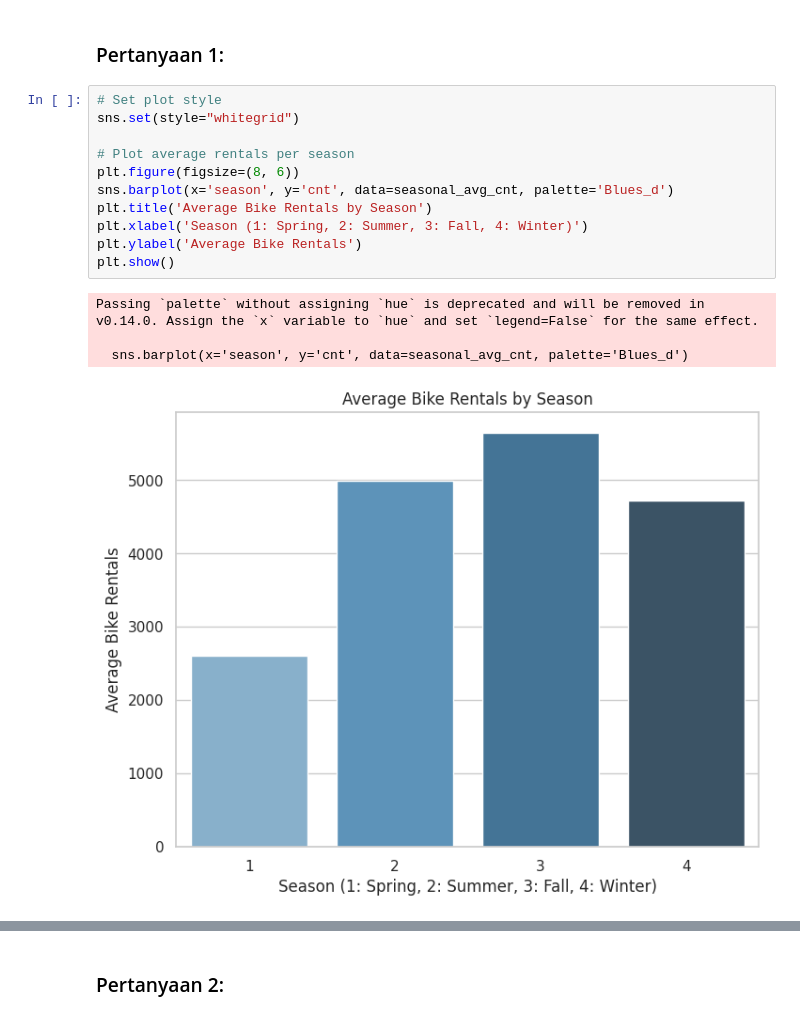
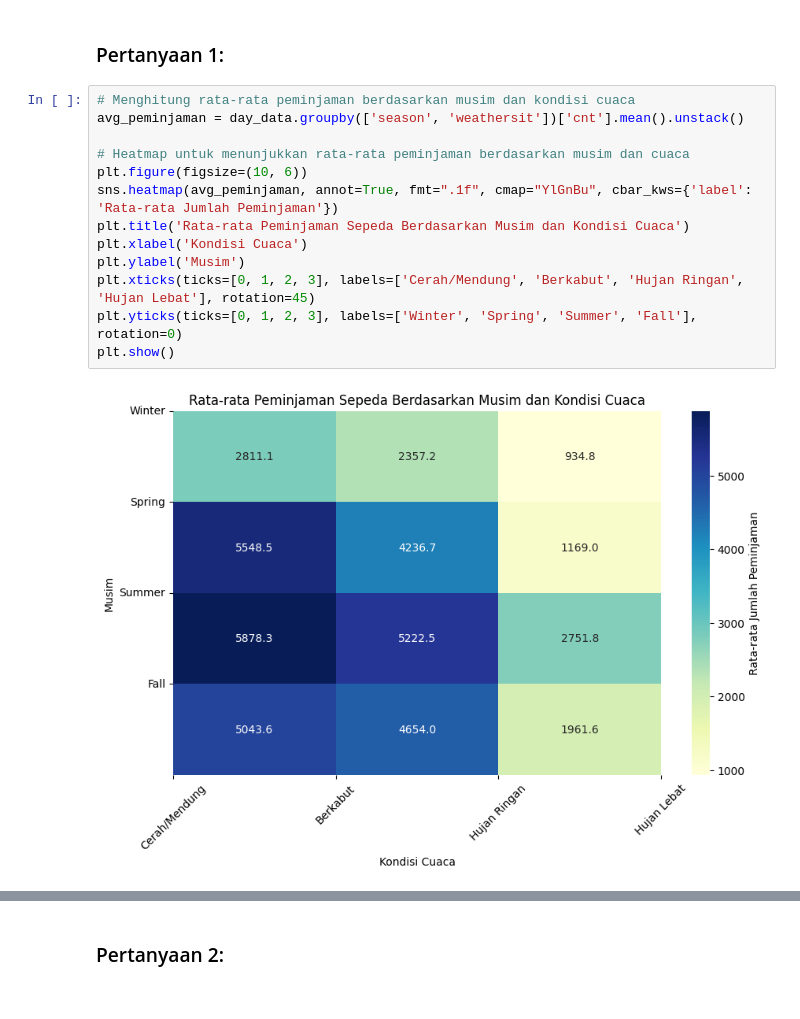
Before and after one commit to huror/Submission, a Jupyter notebook: Bike_Sharing.ipynb, the cells around one changed output, grey strips where cells are left out. Drawn from its saved outputs; the diff is of its cells as text.

```diff
--- a/Bike_Sharing.ipynb
+++ b/Bike_Sharing.ipynb
@@ -91,19 +655,18 @@ seasonal_avg_cnt = day_data.groupby('season')['cnt'].mean().reset_index()
 ## Visualization & Explanatory Analysis
 # %% [markdown]
 ### Pertanyaan 1:
-# %%
-# Set plot style
-sns.set(style="whitegrid")
-
-# Plot average rentals per season
-plt.figure(figsize=(8, 6))
-sns.barplot(x='season', y='cnt', data=seasonal_avg_cnt, palette='Blues_d')
-plt.title('Average Bike Rentals by Season')
-plt.xlabel('Season (1: Spring, 2: Summer, 3: Fall, 4: Winter)')
-plt.ylabel('Average Bike Rentals')
-plt.show()
-# %% [output]
-Passing `palette` without assigning `hue` is deprecated and will be removed in v0.14.0. Assign the `x` variable to `hue` and set `legend=False` for the same effect.
-
-  sns.barplot(x='season', y='cnt', data=seasonal_avg_cnt, palette='Blues_d')
-[figure, removed]
+# %%
+# Menghitung rata-rata peminjaman berdasarkan musim dan kondisi cuaca
+avg_peminjaman = day_data.groupby(['season', 'weathersit'])['cnt'].mean().unstack()
+
+# Heatmap untuk menunjukkan rata-rata peminjaman berdasarkan musim dan cuaca
+plt.figure(figsize=(10, 6))
+sns.heatmap(avg_peminjaman, annot=True, fmt=".1f", cmap="YlGnBu", cbar_kws={'label': 'Rata-rata Jumlah Peminjaman'})
+plt.title('Rata-rata Peminjaman Sepeda Berdasarkan Musim dan Kondisi Cuaca')
+plt.xlabel('Kondisi Cuaca')
+plt.ylabel('Musim')
+plt.xticks(ticks=[0, 1, 2, 3], labels=['Cerah/Mendung', 'Berkabut', 'Hujan Ringan', 'Hujan Lebat'], rotation=45)
+plt.yticks(ticks=[0, 1, 2, 3], labels=['Winter', 'Spring', 'Summer', 'Fall'], rotation=0)
+plt.show()
+# %% [output]
+[figure, added]
```
Also changed, not shown: parts of 117 cells of this notebook, 1 other file.
